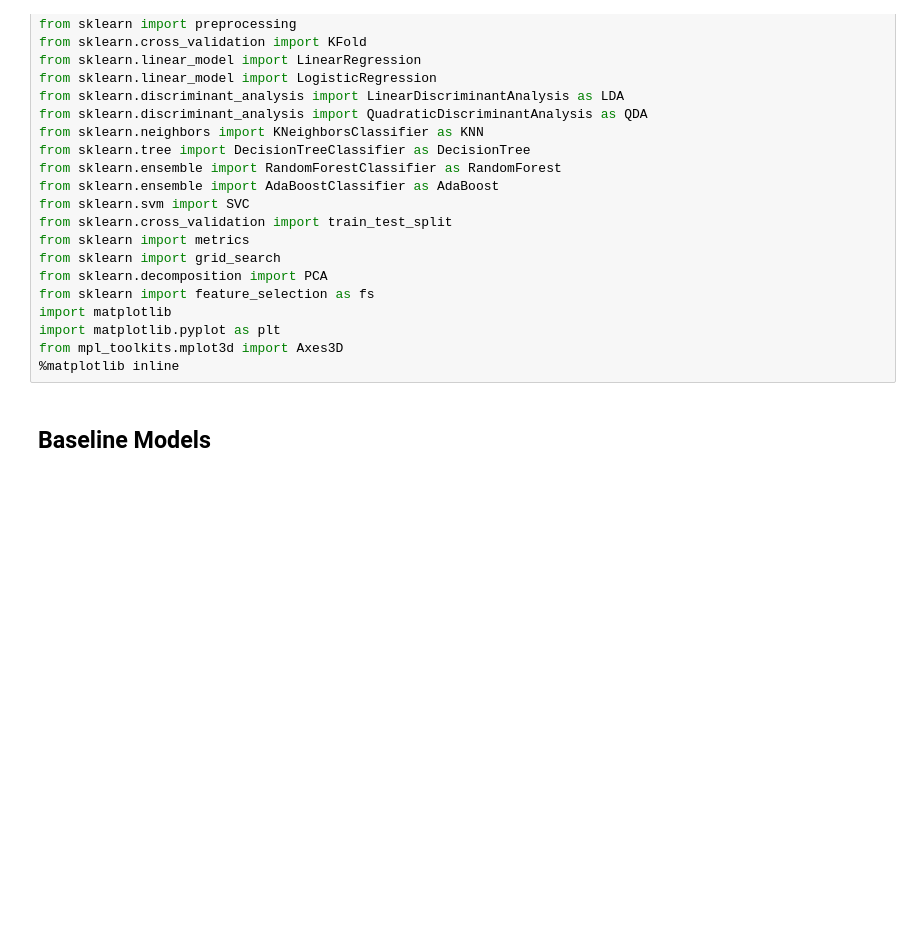
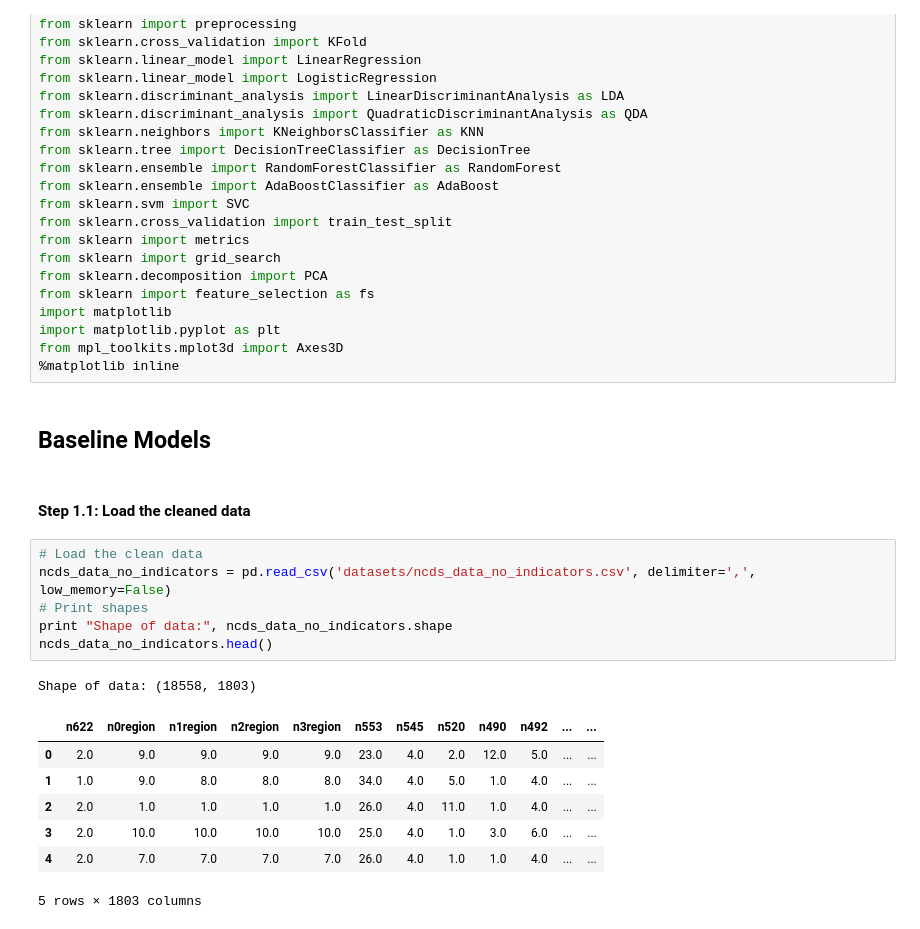
Before and after one commit to harvard-team-pivot/epilepsy-prediction, a Jupyter notebook: docs/ipynb/40_model_01.ipynb, the cells around one changed output. Saved outputs shown, nothing was run; the diff lists cells and outputs as text; blank space fills up the shorter version.

Commit message:
data scrubbing and model ipynb files

```diff
--- a/docs/ipynb/40_model_01.ipynb
+++ b/docs/ipynb/40_model_01.ipynb
@@ -25,3 +25,20 @@ from mpl_toolkits.mplot3d import Axes3D
 %matplotlib inline
 # %% [markdown]
 ## Baseline Models
+# %% [markdown]
+#### Step 1.1: Load the cleaned data
+# %%
+# Load the clean data
+ncds_data_no_indicators = pd.read_csv('datasets/ncds_data_no_indicators.csv', delimiter=',', low_memory=False)
+# Print shapes
+print "Shape of data:", ncds_data_no_indicators.shape
+ncds_data_no_indicators.head()
+# %% [output]
+Shape of data: (18558, 1803)
+|  | n622 | n0region | n1region | n2region | n3region | n553 | n545 | n520 | n490 | n492 | ... | ... |
+| 0 | 2.0 | 9.0 | 9.0 | 9.0 | 9.0 | 23.0 | 4.0 | 2.0 | 12.0 | 5.0 | ... | ... |
+| 1 | 1.0 | 9.0 | 8.0 | 8.0 | 8.0 | 34.0 | 4.0 | 5.0 | 1.0 | 4.0 | ... | ... |
+| 2 | 2.0 | 1.0 | 1.0 | 1.0 | 1.0 | 26.0 | 4.0 | 11.0 | 1.0 | 4.0 | ... | ... |
+| 3 | 2.0 | 10.0 | 10.0 | 10.0 | 10.0 | 25.0 | 4.0 | 1.0 | 3.0 | 6.0 | ... | ... |
+| 4 | 2.0 | 7.0 | 7.0 | 7.0 | 7.0 | 26.0 | 4.0 | 1.0 | 1.0 | 4.0 | ... | ... |
+5 rows × 1803 columns
```
Also changed, not shown: parts of 25 cells of this notebook, 2 other files.
